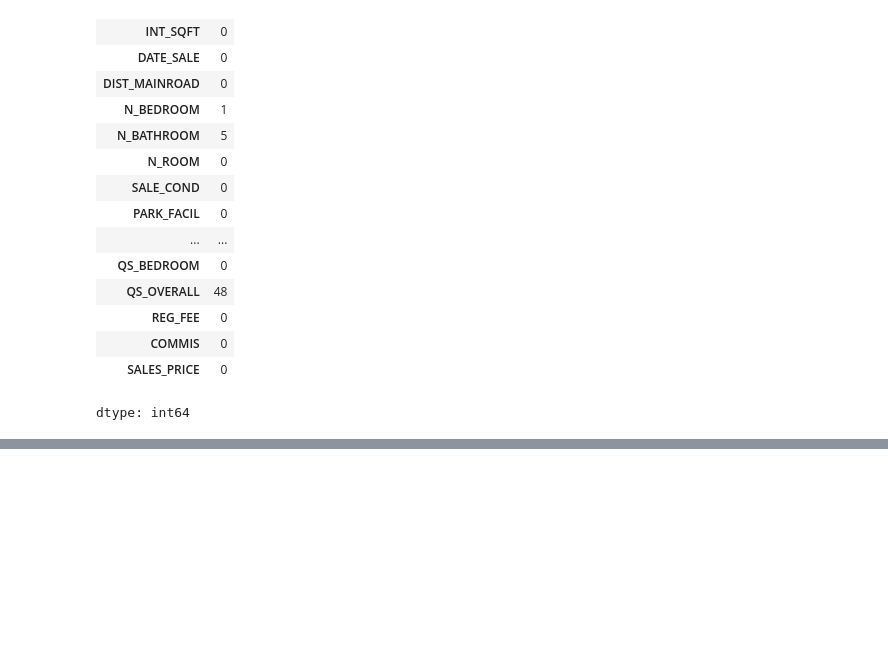
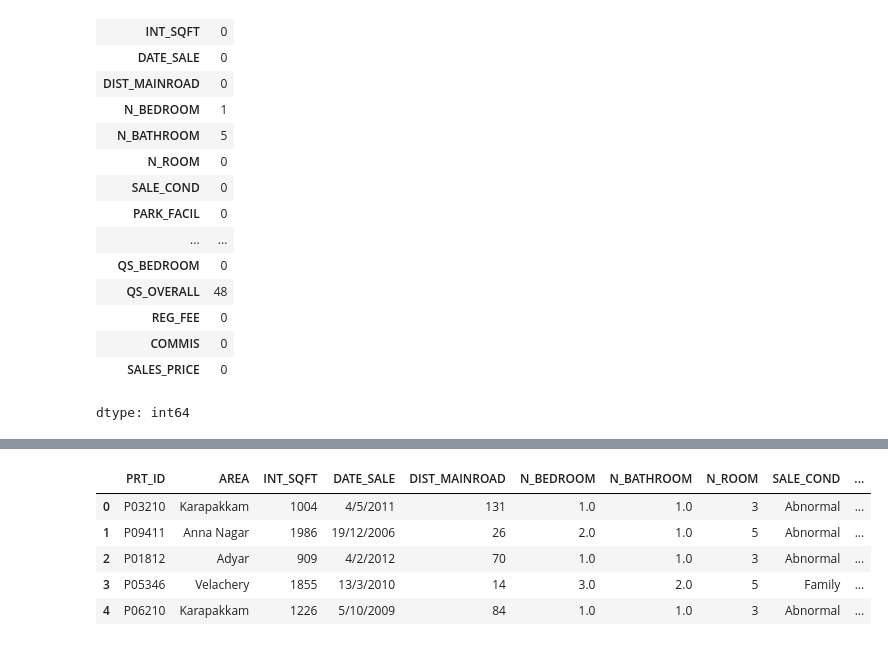
Before and after one commit to Koveraaman/DL_CHENNAI_LANDSALE_PREDICTION, a Jupyter notebook: DL_CHENNAI_LANDSALE.ipynb, the cells around one changed output, grey strips where cells are left out. Saved outputs shown, nothing was run; the diff lists cells and outputs as text; code cells hidden in the pictures; blank space fills up the shorter version.

```diff
--- a/DL_CHENNAI_LANDSALE.ipynb
+++ b/DL_CHENNAI_LANDSALE.ipynb
@@ -69,0 +76,3 @@ df['SALE_COND']= df['SALE_COND'].apply(lambda x: 'Partial' if x == 'Partiall' or
+# %%
+df['UTILITY_AVAIL']= df['UTILITY_AVAIL'].apply(lambda x: 'All Pub' if x == 'AllPub' else x)
+df['UTILITY_AVAIL']= df['UTILITY_AVAIL'].apply(lambda x: 'No SeWr' if x == 'NoSewa' else x)
@@ -69,0 +83,3 @@ df['SALE_COND']= df['SALE_COND'].apply(lambda x: 'Partial' if x == 'Partiall' or
+# %%
+df['STREET']= df['STREET'].apply(lambda x: 'Paved' if x == 'Pavd' else x)
+df['STREET']= df['STREET'].apply(lambda x: 'No Acess' if x == 'NoAcess' else x)
@@ -69,0 +91,3 @@ df['SALE_COND']= df['SALE_COND'].apply(lambda x: 'Partial' if x == 'Partiall' or
+# %%
+df['BUILDTYPE']= df['BUILDTYPE'].apply(lambda x: 'Others' if x == 'Other' else x)
+df['BUILDTYPE']= df['BUILDTYPE'].apply(lambda x: 'Commercial' if x == 'Comercial' else x)
@@ -69,0 +118,9 @@ df['SALE_COND']= df['SALE_COND'].apply(lambda x: 'Partial' if x == 'Partiall' or
+# %%
+df.head(5)
+# %% [output]
+|  | PRT_ID | AREA | INT_SQFT | DATE_SALE | DIST_MAINROAD | N_BEDROOM | N_BATHROOM | N_ROOM | SALE_COND | ... |
+| 0 | P03210 | Karapakkam | 1004 | 4/5/2011 | 131 | 1.0 | 1.0 | 3 | Abnormal | ... |
+| 1 | P09411 | Anna Nagar | 1986 | 19/12/2006 | 26 | 2.0 | 1.0 | 5 | Abnormal | ... |
+| 2 | P01812 | Adyar | 909 | 4/2/2012 | 70 | 1.0 | 1.0 | 3 | Abnormal | ... |
+| 3 | P05346 | Velachery | 1855 | 13/3/2010 | 14 | 3.0 | 2.0 | 5 | Family | ... |
+| 4 | P06210 | Karapakkam | 1226 | 5/10/2009 | 84 | 1.0 | 1.0 | 3 | Abnormal | ... |
```
Also changed, not shown: parts of 8 cells of this notebook.
